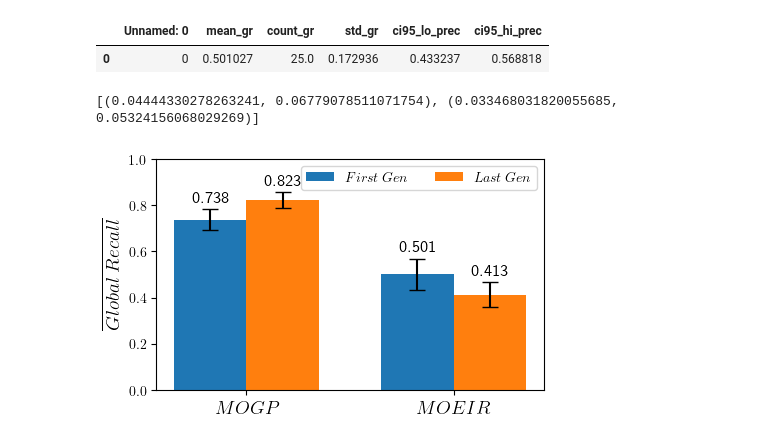
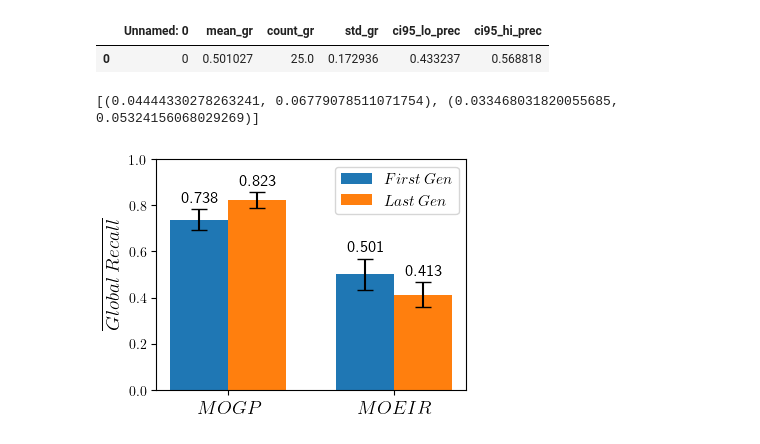
Before and after one commit to ceciliabaggio/mogp_with_terms, a Jupyter notebook: moeir_comparison/plot_globalRecall.ipynb, the cells around one changed output. Saved outputs shown, nothing was run; the diff lists cells and outputs as text; code cells hidden in the pictures.

```diff
--- a/moeir_comparison/plot_globalRecall.ipynb
+++ b/moeir_comparison/plot_globalRecall.ipynb
@@ -69,33 +69,33 @@ methods_means = {
 
 std = [(IC_95(df_mogp_gr_1st['std_gr'][0],df_mogp_gr_1st['count_gr'][0]),
         IC_95(df_moeir_gr_1st['std_gr'][0], df_moeir_gr_1st['count_gr'][0])),
        (IC_95(df_mogp_gr['std_gr'][0], df_mogp_gr['count_gr'][0]),
         IC_95(df_moeir_gr['std_gr'][0], df_moeir_gr['count_gr'][0]))]
 print(std)
 x = np.arange(len(species))  # the label locations
 width = 0.35  # the width of the bars
 multiplier = 0
 
-fig, ax = plt.subplots(1, 1, figsize=(5, 3))
+fig, ax = plt.subplots(1, 1, figsize=(4, 3))
 
 for attribute, measurement in methods_means.items():
 
     offset = width * multiplier
     #axs.bar('mogp', t['mean_gr'], yerr=t['std_gr'], capsize=6)
     rects = ax.bar(x + offset, measurement, width, yerr=std[multiplier], label=attribute, capsize=6)
     ax.bar_label(rects, padding=3, fontsize=12)
     multiplier += 1
 
 
 ax.set_ylabel(r'$$\overline{Global \: Recall}$$',fontsize=14)
 ax.set_xticks(x + width / 2)
 ax.set_xticklabels(["$MOGP$", "$MOEIR$"],fontsize=14)
 
 
-ax.legend(loc='upper right', ncol=2)
+ax.legend(loc='upper right', ncol=1, fontsize=11)
 ax.set_ylim(0, 1)
 plt.savefig(dir_path+"mogp_vs_moeir_gr.svg")
 plt.show()
 # %% [output]
 [(0.04444330278263241, 0.06779078511071754), (0.033468031820055685, 0.05324156068029269)]
-[figure, old version]
+[figure, new version]
```
Also changed, not shown: 35 other files.
